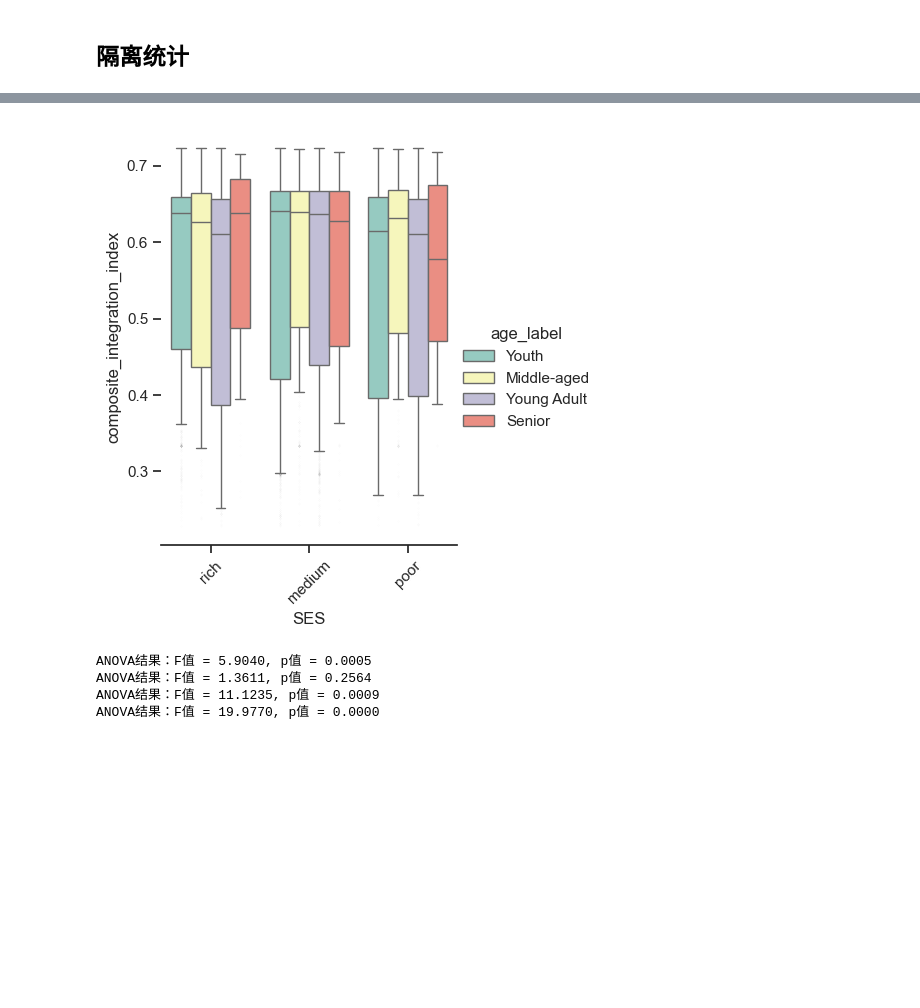
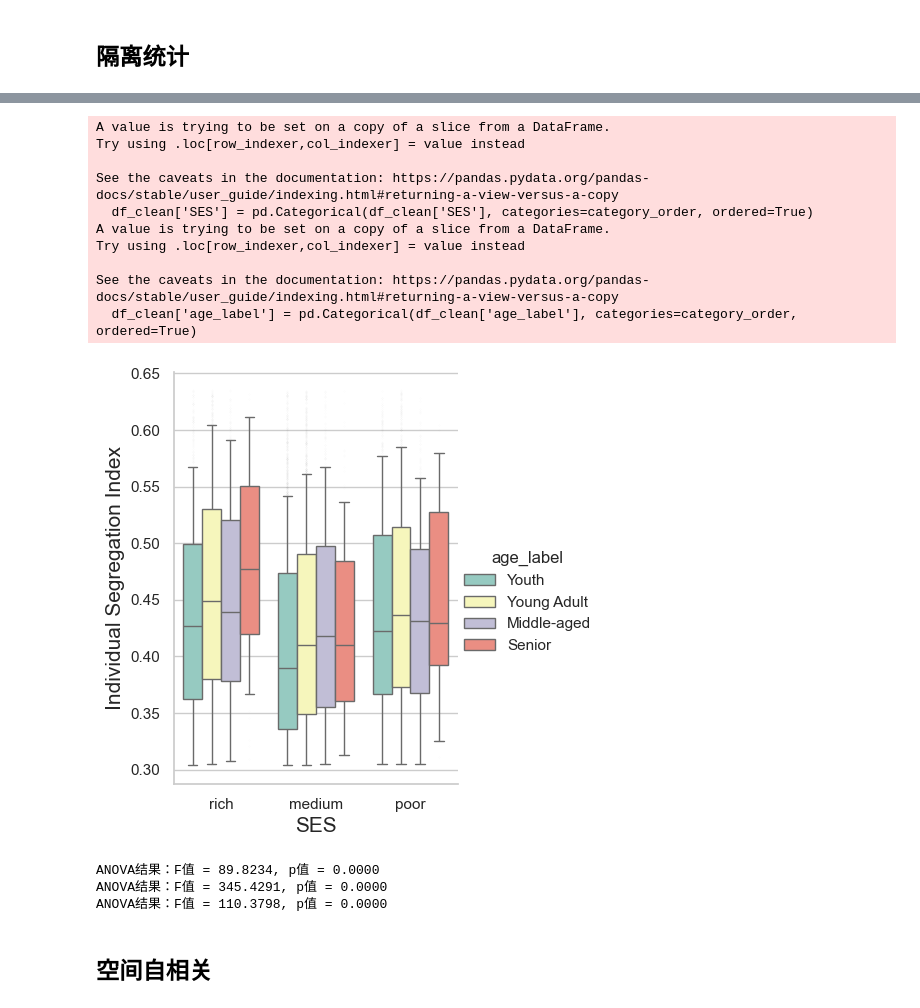
Before and after one commit to MMHHRR/social_segregation, a Jupyter notebook: graph_seg.ipynb, the cells around one changed output, grey strips where cells are left out. Drawn from its saved outputs; the diff is of its cells as text; code cells hidden in the pictures; blank space fills up the shorter version.

```diff
--- a/graph_seg.ipynb
+++ b/graph_seg.ipynb
@@ -1126,7 +1309,7 @@ import seaborn as sns
 import matplotlib.pyplot as plt
 
 # 读取 CSV 数据
-df = pd.read_csv(r'D:\Coding\segaration_research\user_segregation_indices.csv', encoding='utf-8')
+df = pd.read_csv(r'D:\Coding\segaration_research\user_mobility_exposure_seg.csv', encoding='utf-8')
 
 # 过滤数据
 vars = 'composite_integration_index'
@@ -1137,44 +1320,58 @@ df_clean = df[(df[vars] > q_low) & (df[vars] < q_hi)]
 # 设置类别顺序
 category_order = ['rich', 'medium', 'poor']
 df_clean['SES'] = pd.Categorical(df_clean['SES'], categories=category_order, ordered=True)
+category_order = ['Youth', 'Young Adult', 'Middle-aged', 'Senior']
+df_clean['age_label'] = pd.Categorical(df_clean['age_label'], categories=category_order, ordered=True)
 
 # 绘图
-sns.set_theme(style="ticks")
+sns.set_theme(style="whitegrid")
 palette = sns.color_palette('Set3')
 # custom_palette = [palette[4], palette[0]]  # 选择不同的颜色，例如第2和第3个颜色
 
 g = sns.catplot(
     data=df_clean,
     kind='box',
     x="SES",
     y=vars,
     hue="age_label",  # 添加这行来根据性别着色
     errorbar="ci",
     height=5,
     aspect=0.8,
     palette=palette,
     width=0.8,
     whis=0.5,
     fliersize=0.01,
     legend=True  # 去掉图例
 )
 
 # 设置轴标签和旋转 x 轴标签
-# plt.xlabel('Economics Levels', fontsize=12)
-# plt.ylabel('Experience Exposure to Poor', fontsize=12)
-g.set_xticklabels(rotation=45)
+plt.xlabel('SES', fontsize=15)
+plt.ylabel('Individual Segregation Index', fontsize=15)
+# g.set_xticklabels(rotation=45)
 
 # 去除左边框线
-g.despine(left=True)
+# g.despine(left=True)
 
 # 保存图像
 # plt.savefig("./EEI_POOR2.jpg", dpi=600, bbox_inches='tight')
-
+plt.savefig(r"D:\研究生\03Phd\segregation\shanghai\fig9.jpg", dpi=600, bbox_inches='tight')
 plt.show()
 # %% [output]
+A value is trying to be set on a copy of a slice from a DataFrame.
+Try using .loc[row_indexer,col_indexer] = value instead
+
+See the caveats in the documentation: https://pandas.pydata.org/pandas-docs/stable/user_guide/indexing.html#returning-a-view-versus-a-copy
+  df_clean['SES'] = pd.Categorical(df_clean['SES'], categories=category_order, ordered=True)
+A value is trying to be set on a copy of a slice from a DataFrame.
+Try using .loc[row_indexer,col_indexer] = value instead
+
+See the caveats in the documentation: https://pandas.pydata.org/pandas-docs/stable/user_guide/indexing.html#returning-a-view-versus-a-copy
+  df_clean['age_label'] = pd.Categorical(df_clean['age_label'], categories=category_order, ordered=True)
-[figure, old version]
+[figure, new version]
 # %%
 from scipy import stats
+# 读取 CSV 数据
+df = pd.read_csv(r'D:\研究生\03Phd\segregation\data\user_differ.csv', encoding='gbk')
 
 def anova_test(df, group_col, value_col):
     groups = df[group_col].unique()
@@ -1183,19 +1380,20 @@ def anova_test(df, group_col, value_col):
     return f_value, p_value
 
 # 使用示例（以性别为例）
-f_value, p_value = anova_test(user_segregation_df, 'age_label', 'composite_integration_index')
+f_value, p_value = anova_test(df, 'age_label', '≤1h')
 print(f"ANOVA结果：F值 = {f_value:.4f}, p值 = {p_value:.4f}")
 
-f_value, p_value = anova_test(user_segregation_df, 'SES', 'composite_integration_index')
+f_value, p_value = anova_test(df, 'SES', '≤1h')
 print(f"ANOVA结果：F值 = {f_value:.4f}, p值 = {p_value:.4f}")
 
-f_value, p_value = anova_test(user_segregation_df, 'gender', 'composite_integration_index')
+f_value, p_value = anova_test(df, 'gender', '≤1h')
 print(f"ANOVA结果：F值 = {f_value:.4f}, p值 = {p_value:.4f}")
 
-f_value, p_value = anova_test(place_segregation_df, 'category', 'composite_integration_index')
-print(f"ANOVA结果：F值 = {f_value:.4f}, p值 = {p_value:.4f}")
+# f_value, p_value = anova_test(place_segregation_df, 'category', 'composite_integration_index')
+# print(f"ANOVA结果：F值 = {f_value:.4f}, p值 = {p_value:.4f}")
 # %% [output]
-ANOVA结果：F值 = 5.9040, p值 = 0.0005
-ANOVA结果：F值 = 1.3611, p值 = 0.2564
-ANOVA结果：F值 = 11.1235, p值 = 0.0009
-ANOVA结果：F值 = 19.9770, p值 = 0.0000
+ANOVA结果：F值 = 89.8234, p值 = 0.0000
+ANOVA结果：F值 = 345.4291, p值 = 0.0000
+ANOVA结果：F值 = 110.3798, p值 = 0.0000
+# %% [markdown]
+## 空间自相关
```
Also changed, not shown: parts of 39 cells of this notebook.
